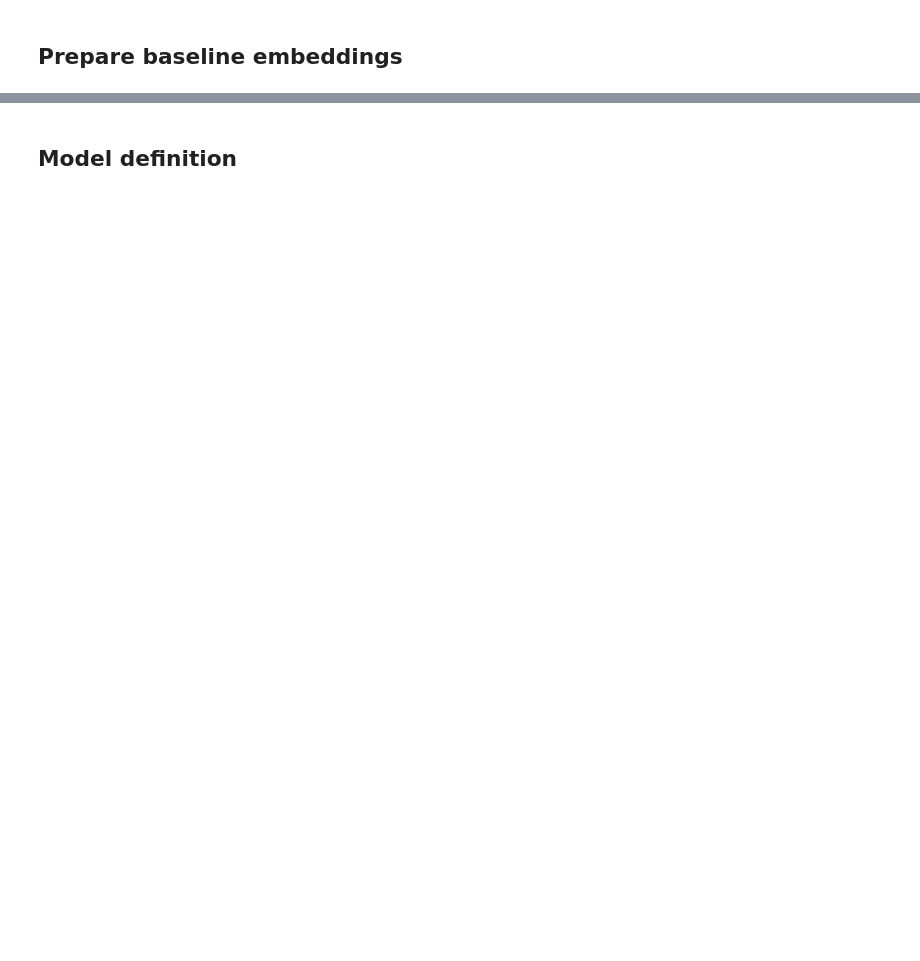
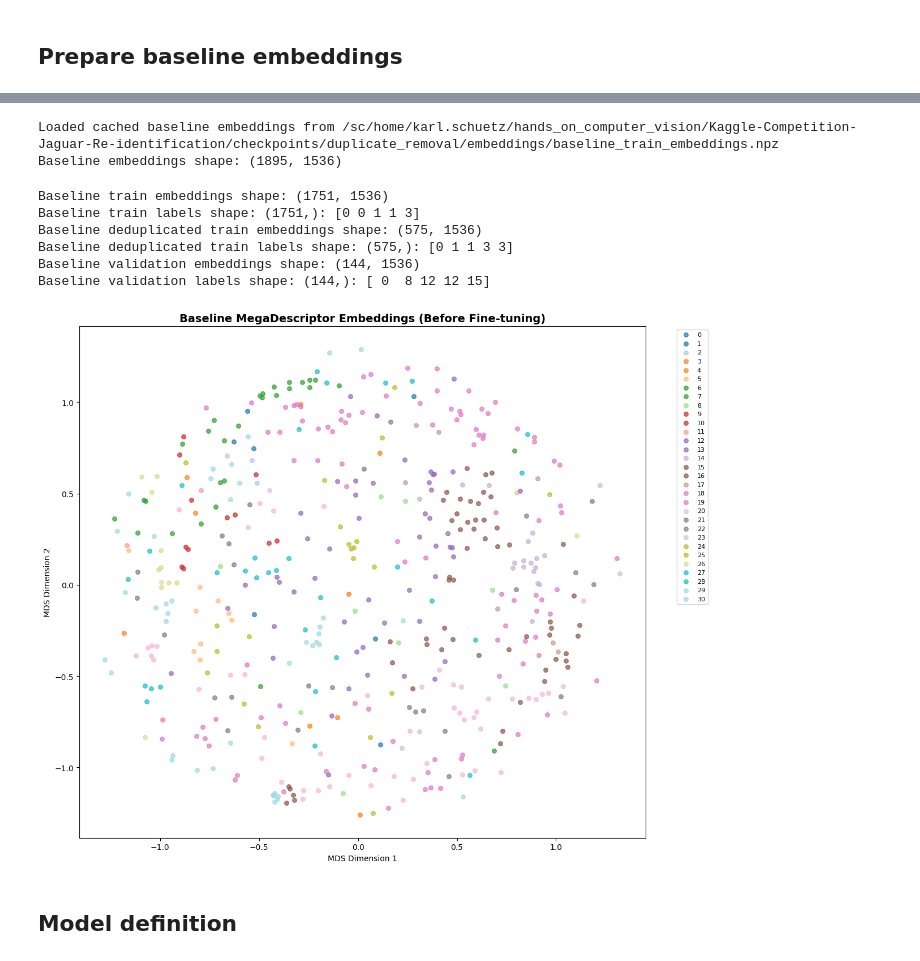
Before and after one commit to CarloColumbo/Kaggle-Competition-Jaguar-Re-identification, a Jupyter notebook: notebooks/duplicate_removal.ipynb, the cells around one changed output, grey strips where cells are left out. Cells and saved outputs as stored; diff of their text form; code cells hidden in the pictures; blank space fills up the shorter version.

Commit message:
run duplicate removal

```diff
--- a/notebooks/duplicate_removal.ipynb
+++ b/notebooks/duplicate_removal.ipynb
@@ -149,25 +214,26 @@ deduplicated_train_df['label_encoded'] = label_encoder.transform(deduplicated_tr
 num_classes = len(label_encoder.classes_)
 
 # Stratified split: each identity's images are split proportionally
-deduplicated_train_data, deduplicated_val_data = train_test_split(
+_, val_data = train_test_split(
     deduplicated_train_df,
     test_size=config["val_split"],
     random_state=config["seed"],
     stratify=deduplicated_train_df['ground_truth']  # Ensures proportional representation
 )
 
-# for full training use all images that are not in validation set
-train_data = train_df[~train_df["filename"].isin(deduplicated_val_data["filename"])]
+# for training use all images that are not in validation set
+train_data = train_df[~train_df.index.isin(val_data.index)]
+deduplicated_train_data = deduplicated_train_df[~deduplicated_train_df.index.isin(val_data.index)]
 
 print(f"Dataset split:")
 print(f"  Training:   {len(train_data)} images ({100*(1-config['val_split']):.0f}%)")
 print(f"  Deduplicated Training:   {len(deduplicated_train_data)} images ({100*(1-config['val_split']):.0f}%)")
-print(f"  Validation: {len(deduplicated_val_data)} images ({100*config['val_split']:.0f}%)")
+print(f"  Validation: {len(val_data)} images ({100*config['val_split']:.0f}%)")
 
 # Verify all identities are in both sets
 train_identities = set(train_data['ground_truth'].unique())
 deduplicated_train_identities = set(deduplicated_train_data['ground_truth'].unique())
-val_identities = set(deduplicated_val_data['ground_truth'].unique())
+val_identities = set(val_data['ground_truth'].unique())
 
 print(f"\nIdentity coverage:")
 print(f"  Identities in training:   {len(train_identities)}")
@@ -184,8 +250,8 @@ if deduplicated_train_identities == val_identities:
 
 # Log identity distributions to W&B
 train_counts = train_data['ground_truth'].value_counts().sort_index()
-deduplicated_train_counts = deduplicated_train_df['ground_truth'].value_counts().sort_index()
-val_counts = deduplicated_val_data['ground_truth'].value_counts().sort_index()
+deduplicated_train_counts = deduplicated_train_data['ground_truth'].value_counts().sort_index()
+val_counts = val_data['ground_truth'].value_counts().sort_index()
 
 # Create a comparison table for W&B
 distribution_df = pd.DataFrame({
@@ -206,7 +272,7 @@ wandb.log({
     "num_identities": num_classes,
     "train_samples_duplicated": len(train_data),
     "train_samples_deduplicated": len(deduplicated_train_data),
-    "val_samples": len(deduplicated_val_data),
+    "val_samples": len(val_data),
     "train_samples_per_identity_duplicated": wandb.Histogram(train_counts.values),
     "train_samples_per_identity_deduplicated": wandb.Histogram(deduplicated_train_counts.values),
     "val_samples_per_identity": wandb.Histogram(val_counts.values),
@@ -330,7 +433,7 @@ print("Embedding extraction function defined")
 cache_path = EMBEDDINGS_PATH / "baseline_train_embeddings.npz"
 
 # Extract baseline embeddings for training data
-filenames = train_df["filename"]
+filenames = train_df.index.to_list()
 image_paths = [DATA_PATH / "train" / fn for fn in filenames]
 
 def _load_cached_embeddings(cache_path, expected_filenames):
@@ -371,35 +474,54 @@ if baseline_embeddings is None:
     )
     print(f"Saved baseline embeddings cache to {cache_path}")
     print(f"Baseline embeddings shape: {baseline_embeddings.shape}")
+# %% [output]
+Loaded cached baseline embeddings from /sc/home/karl.schuetz/hands_on_computer_vision/Kaggle-Competition-Jaguar-Re-identification/checkpoints/duplicate_removal/embeddings/baseline_train_embeddings.npz
+Baseline embeddings shape: (1895, 1536)
 # %%
+filenames = np.array(filenames)
 
-train_duplicated_mask = filenames.isin(train_data["filename"])
+train_duplicated_mask = np.isin(filenames, train_data.index)
 baseline_train_embeddings = baseline_embeddings[train_duplicated_mask]
-
-train_deduplicated_mask = filenames.isin(deduplicated_train_data["filename"])
-baseline_deduplicated_train_embeddings = baseline_embeddings[train_deduplicated_mask]
-
-val_mask = filenames.isin(deduplicated_val_data["filename"])
-baseline_val_embeddings = baseline_embeddings[val_mask]
+train_labels = train_data["label_encoded"].values
 
 print(f"Baseline train embeddings shape: {baseline_train_embeddings.shape}")
+print(f"Baseline train labels shape: {train_labels.shape}: {train_labels[:5]}")
+
+train_deduplicated_mask = np.isin(filenames, deduplicated_train_data.index)
+baseline_deduplicated_train_embeddings = baseline_embeddings[train_deduplicated_mask]
+train_deduplicated_labels = deduplicated_train_data["label_encoded"].values
+
 print(f"Baseline deduplicated train embeddings shape: {baseline_deduplicated_train_embeddings.shape}")
+print(f"Baseline deduplicated train labels shape: {train_deduplicated_labels.shape}: {train_deduplicated_labels[:5]}")
+
+val_mask = np.isin(filenames, val_data.index)
+baseline_val_embeddings = baseline_embeddings[val_mask]
+val_labels = val_data.loc[filenames[val_mask], "label_encoded"].values
+
 print(f"Baseline validation embeddings shape: {baseline_val_embeddings.shape}")
+print(f"Baseline validation labels shape: {val_labels.shape}: {val_labels[:5]}")
+# %% [output]
+Baseline train embeddings shape: (1751, 1536)
+Baseline train labels shape: (1751,): [0 0 1 1 3]
+Baseline deduplicated train embeddings shape: (575, 1536)
+Baseline deduplicated train labels shape: (575,): [0 1 1 3 3]
+Baseline validation embeddings shape: (144, 1536)
+Baseline validation labels shape: (144,): [ 0  8 12 12 15]
 # %%
 # Visualize baseline embeddings
-train_labels = train_data['ground_truth'].values
-
 fig_baseline = visualize_embeddings_mds(
     baseline_train_embeddings,
     train_labels,
     "Baseline MegaDescriptor Embeddings (Before Fine-tuning)",
     seed=config['seed']
 )
 plt.savefig(OUTPUT_PATH / "baseline_embeddings_mds.png")
 plt.show()
 
 # Log to W&B
 wandb.log({"baseline_embeddings_mds": wandb.Image(fig_baseline)})
+# %% [output]
+[figure, added]
 # %% [markdown]
 ## Model definition
 # %%
```
Also changed, not shown: parts of 51 cells of this notebook, 12 other files.
